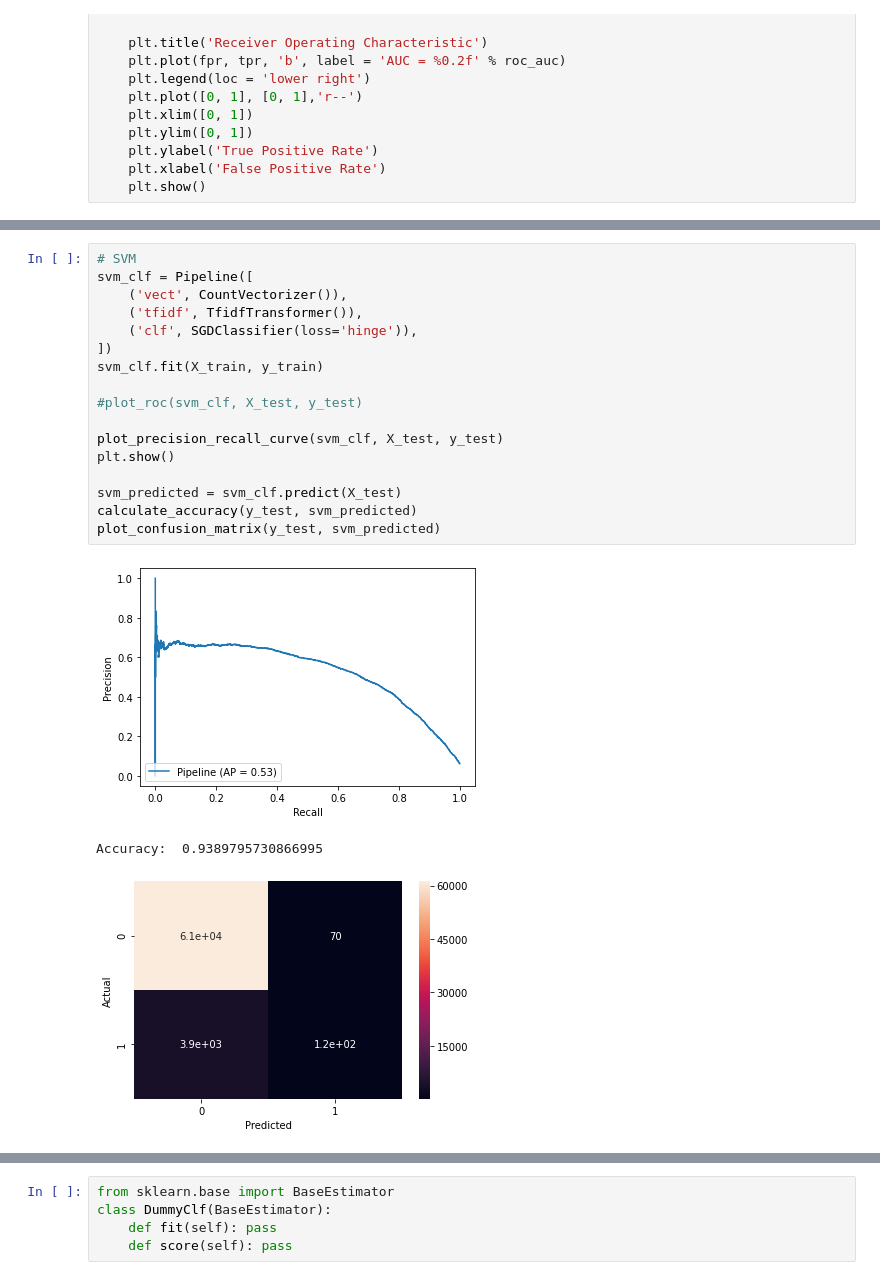
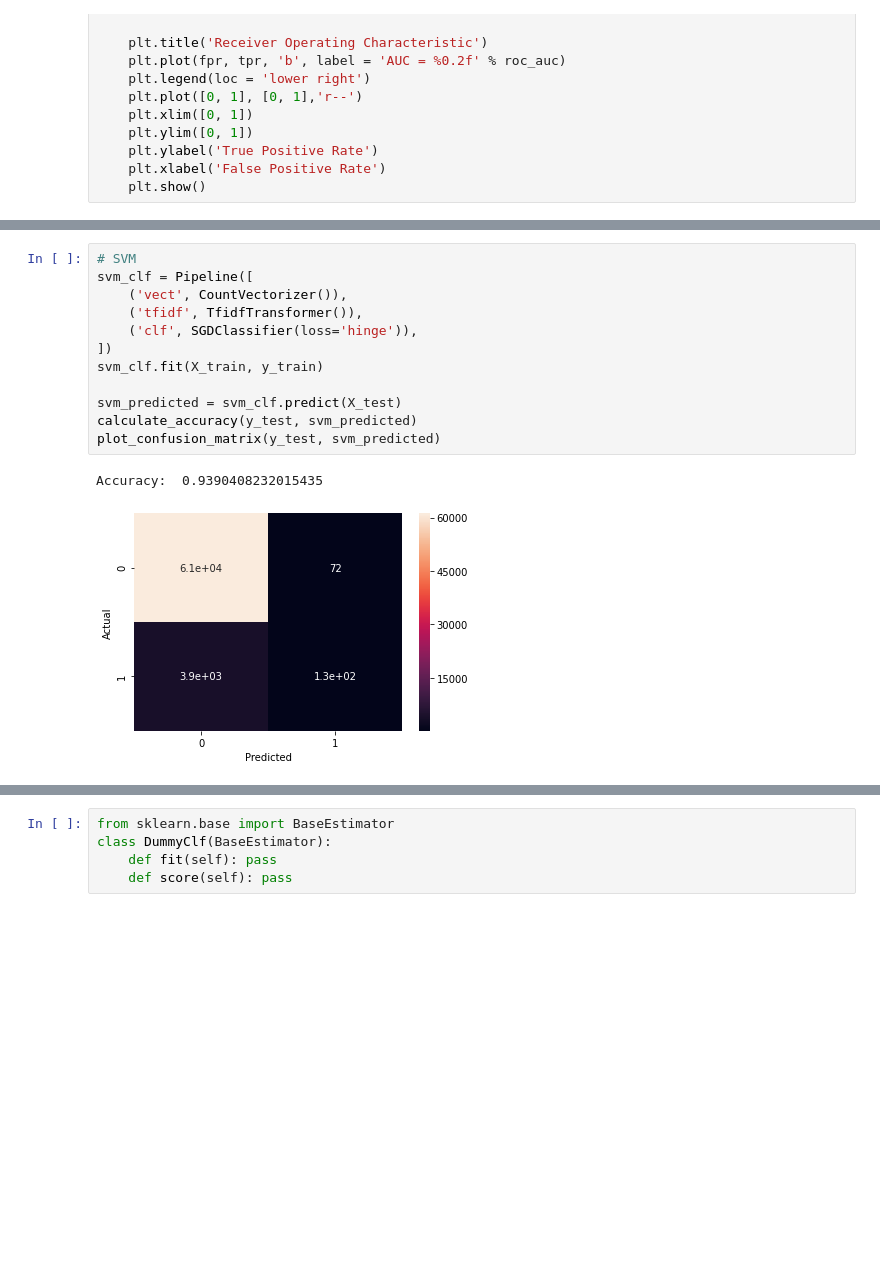
Before and after one commit to shiranimehr/Capstone-two, a Jupyter notebook: insincere_questions_classification/notebooks/Modeling.ipynb, the cells around one changed output, grey strips where cells are left out. Saved outputs shown, nothing was run; the diff lists cells and outputs as text; blank space fills up the shorter version.

```diff
--- a/insincere_questions_classification/notebooks/Modeling.ipynb
+++ b/insincere_questions_classification/notebooks/Modeling.ipynb
@@ -99,24 +102,18 @@ Accuracy:  0.9406639512449085
 # %%
 # SVM
 svm_clf = Pipeline([
     ('vect', CountVectorizer()),
     ('tfidf', TfidfTransformer()),
     ('clf', SGDClassifier(loss='hinge')),
 ])
 svm_clf.fit(X_train, y_train)
 
-#plot_roc(svm_clf, X_test, y_test)
-
-plot_precision_recall_curve(svm_clf, X_test, y_test)
-plt.show()
-
 svm_predicted = svm_clf.predict(X_test)
 calculate_accuracy(y_test, svm_predicted)
 plot_confusion_matrix(y_test, svm_predicted)
 # %% [output]
+Accuracy:  0.9390408232015435
-[figure, old version]
+[figure, new version]
-Accuracy:  0.9389795730866995
-[figure, removed]
 # %%
 # Naive Bayes
 naive_bayes_clf = Pipeline([
```
Also changed, not shown: parts of 15 cells of this notebook, 4 other files.
